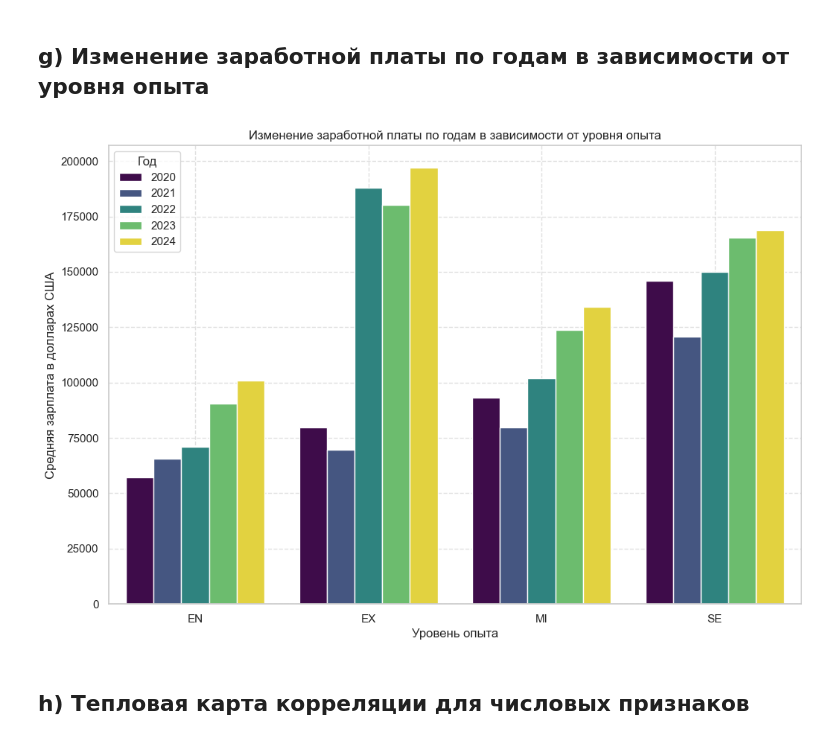
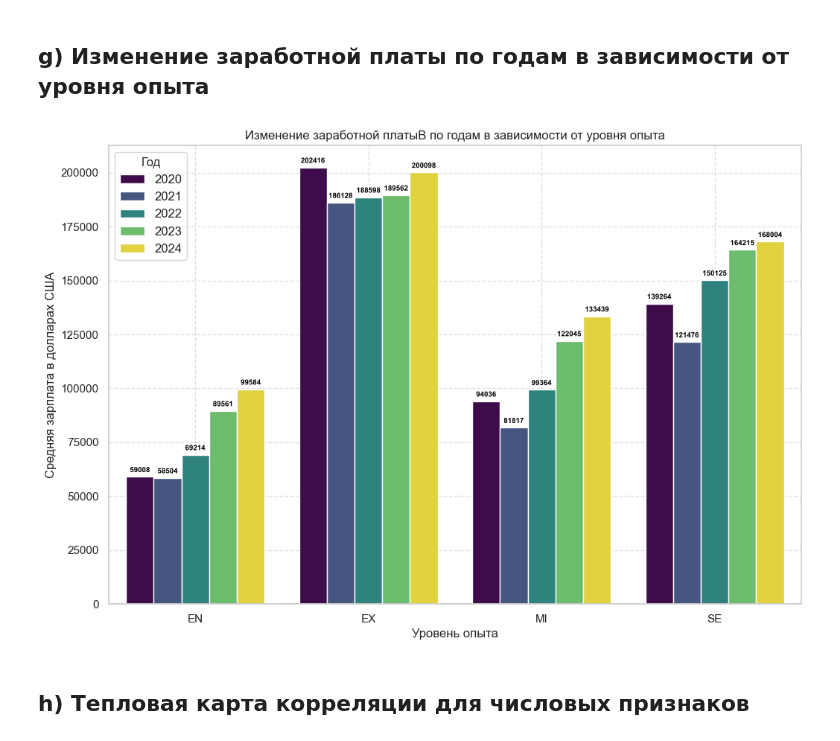
Before and after one commit to behzod33/ds_basic_final, a Jupyter notebook: ds_basic_final.ipynb, the cells around one changed output. Cells and saved outputs as stored; diff of their text form; code cells hidden in the pictures.

```diff
--- a/ds_basic_final.ipynb
+++ b/ds_basic_final.ipynb
@@ -98,7 +98,7 @@ display(df3.head(5))
 ## **Объединение датафреймов**
 # %%
 # Объединение по строкам
-df = pd.concat([df1, df2, df3], axis=0, ignore_index=True).drop_duplicates()
+df = pd.concat([df1, df2, df3], axis=0, ignore_index=True).drop_duplicates().reset_index().drop(columns="index")
 
 # Проверка размера нового датасета
 print(f"Размер датасета после объеденения и удаления дубликатов: {df.shape}")
@@ -117,7 +117,7 @@ display(df.head())
 job_titles_counts = df["job_title"].value_counts().to_dict()
 
 total_count = sum(job_titles_counts.values())
-threshold = total_count * 0.005
+threshold = total_count * 0.001
 
 valid_job_titles = {k for k, v in job_titles_counts.items() if v >= threshold}
 
@@ -125,6 +125,8 @@ df = df[df["job_title"].isin(valid_job_titles)]
 df["job_title"] = df["job_title"].apply(lambda x: "Machine Learning Engineer" if x == "ML Engineer"
                                         else "Data Scientist" if x == "Data Science"
                                         else x)
+# Проверка размера нового датасета
+print(f"Размер датасета после удаления профессий с малым количеством специалистов: {df.shape}")
 
 df["job_title"].sort_values().value_counts()
 # %% [output]
@@ -349,18 +352,23 @@ plt.show()
 # %%
 exp_salary = df.groupby(['experience_level', 'work_year'])['salary_in_usd'].mean().round().reset_index()
 
 plt.figure(figsize=(12, 8))
-sns.barplot(data=exp_salary, hue="work_year", y="salary_in_usd", x="experience_level", palette="viridis")
+ax = sns.barplot(data=exp_salary, hue="work_year", y="salary_in_usd", x="experience_level", palette="viridis", dodge=True)
 
-plt.title("Изменение заработной платы по годам в зависимости от уровня опыта")
+for container in ax.containers:
+    ax.bar_label(container, fmt="%.0f", label_type="edge", fontsize=7, fontweight='bold', color='black',
+                 padding=3, path_effects=[path_effects.withStroke(linewidth=3, foreground='white')])
+
+plt.title("Изменение заработной платыВ по годам в зависимости от уровня опыта")
 plt.xlabel("Уровень опыта")
 plt.ylabel("Средняя зарплата в долларах США")
-plt.legend(title="Год")
+plt.legend(title="Год", fontsize=12)
 plt.grid(True, linestyle="--", alpha=0.6)
+
 plt.savefig("plots/Изменение_заработной_платы.png", dpi=300, bbox_inches='tight')
 plt.show()
 # %% [output]
-[figure, old version]
+[figure, new version]
 # %% [markdown]
 ## h) Тепловая карта корреляции для числовых признаков
 # %%
```
Also changed, not shown: parts of 33 cells of this notebook, 23 other files.
